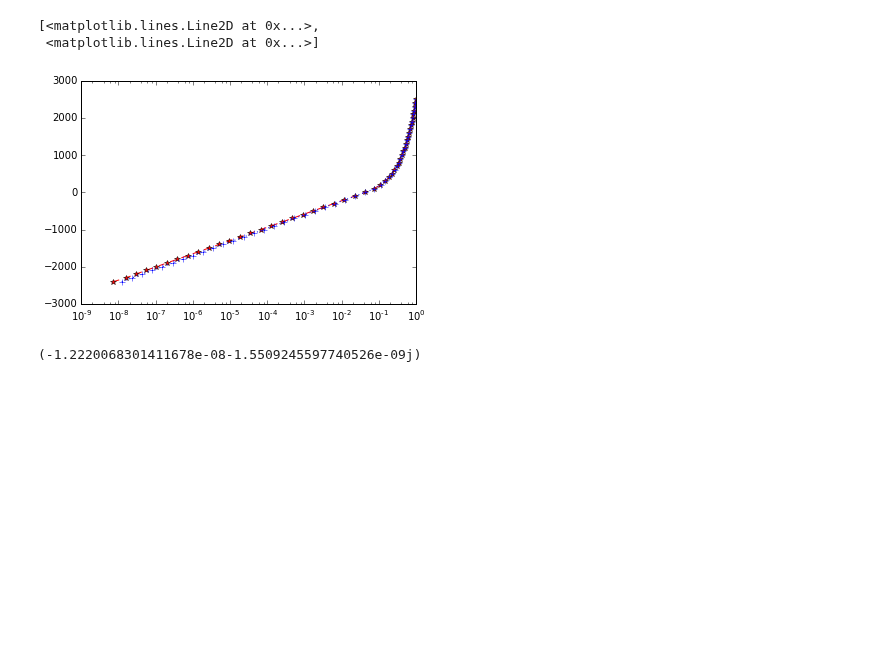
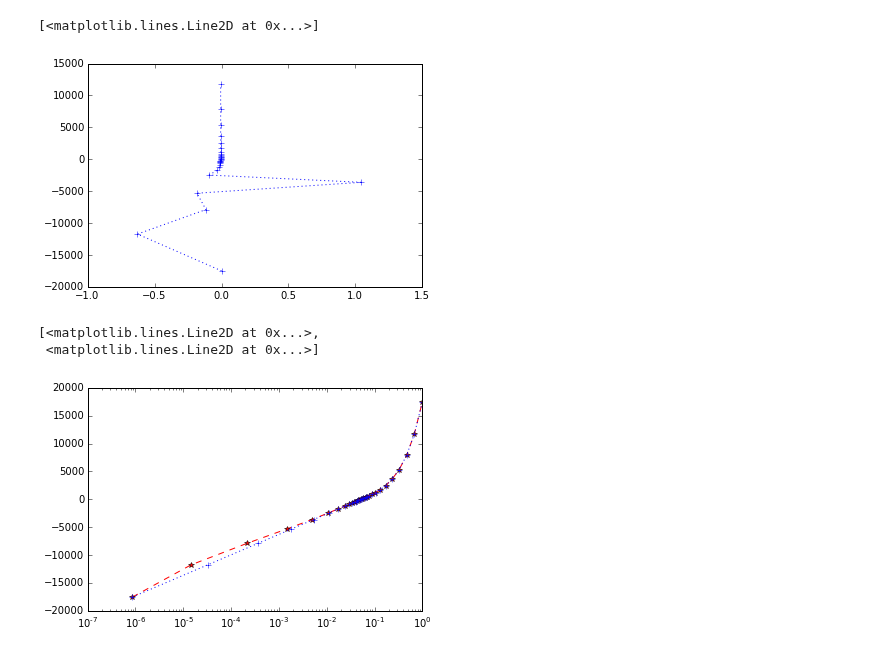
Before and after one commit to simpeg/simpeg, a Jupyter notebook: MT 1D code test.ipynb, the cells around one changed output. Drawn from its saved outputs; the diff is of its cells as text; code cells hidden in the pictures; blank space fills up the shorter version.

```diff
--- a/MT 1D code test.ipynb
+++ b/MT 1D code test.ipynb
@@ -37,10 +88,11 @@ plot(solE.imag,M.vectorNx,'r*--',-anaE.imag,M.vectorNx,'b+:')
+# %%
+plot((abs(solE.imag)-abs(anaEcor.imag))/abs(anaEcor.imag),M.vectorNx,'b+:')
+# %% [output]
+[<matplotlib.lines.Line2D at 0x...>]
+[figure, added]
 # %%
-semilogx(abs(solE),M.vectorNx,'r*--',abs(anaE),M.vectorNx,'b+:')
+semilogx(abs(solE),M.vectorNx,'r*--',abs(anaEcor),M.vectorNx,'b+:')
 # %% [output]
 [<matplotlib.lines.Line2D at 0x...>,
  <matplotlib.lines.Line2D at 0x...>]
-[figure, old version]
+[figure, new version]
-# %%
-anaE[1].conj()
-# %% [output]
-(-1.2220068301411678e-08-1.5509245597740526e-09j)
```
Also changed, not shown: parts of 15 cells of this notebook, 9 other files.
